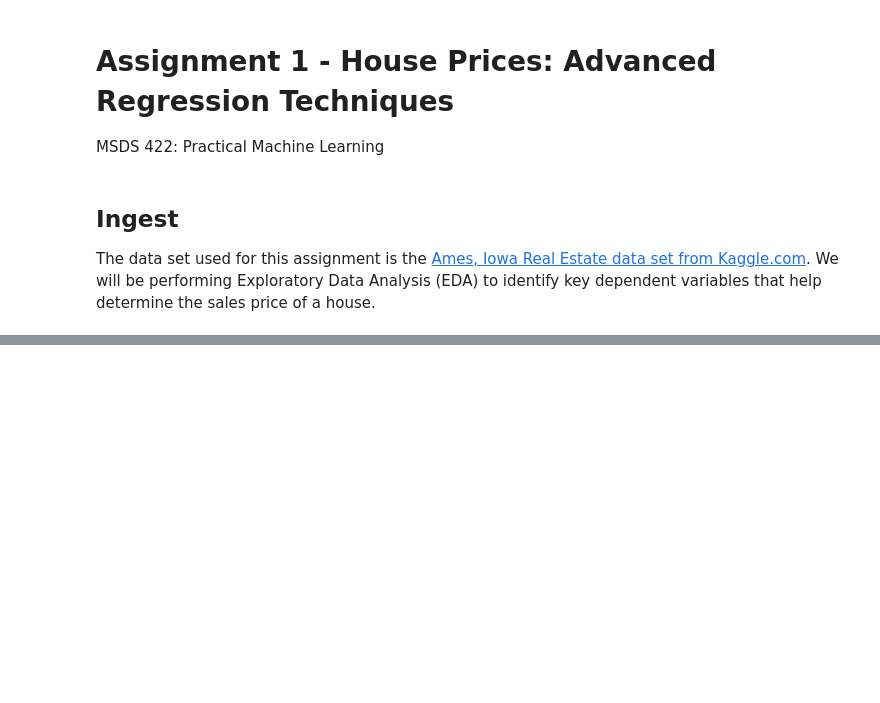
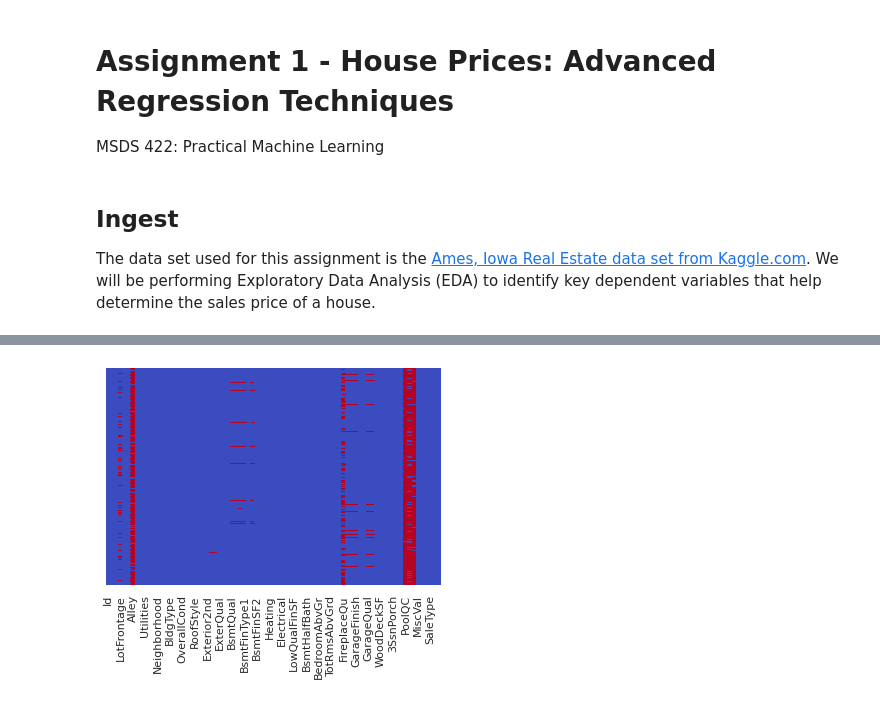
Before and after one commit to DrakeData/House_Price_EDA, a Jupyter notebook: MSDS422_Assignment1_Colab.ipynb, the cells around one changed output, grey strips where cells are left out. Cells and saved outputs as stored; diff of their text form; code cells hidden in the pictures; blank space fills up the shorter version.

Commit message:
moved over code to Colab

```diff
--- a/MSDS422_Assignment1_Colab.ipynb
+++ b/MSDS422_Assignment1_Colab.ipynb
@@ -31,0 +24,4 @@ df_test = pd.read_csv(test_path)
+# %%
+# Load csv into pandas df
+df_train = pd.read_csv('./drive/MyDrive/Colab Notebooks/House_Price_EDA/data/train.csv')
+df_test = pd.read_csv('./drive/MyDrive/Colab Notebooks/House_Price_EDA/data/test.csv')
@@ -31,0 +125,5 @@ df_test = pd.read_csv(test_path)
+# %%
+# Heatmap check for nulls
+sns.heatmap(df_train.isnull(), yticklabels=False, cbar=False, cmap='coolwarm');
+# %% [output]
+[figure, added]
```
Also changed, not shown: parts of 49 cells of this notebook.
